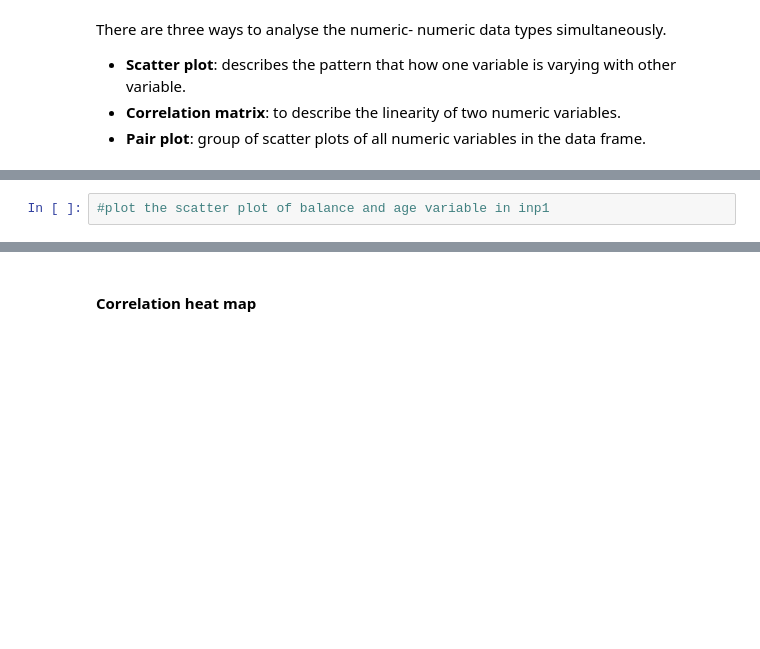
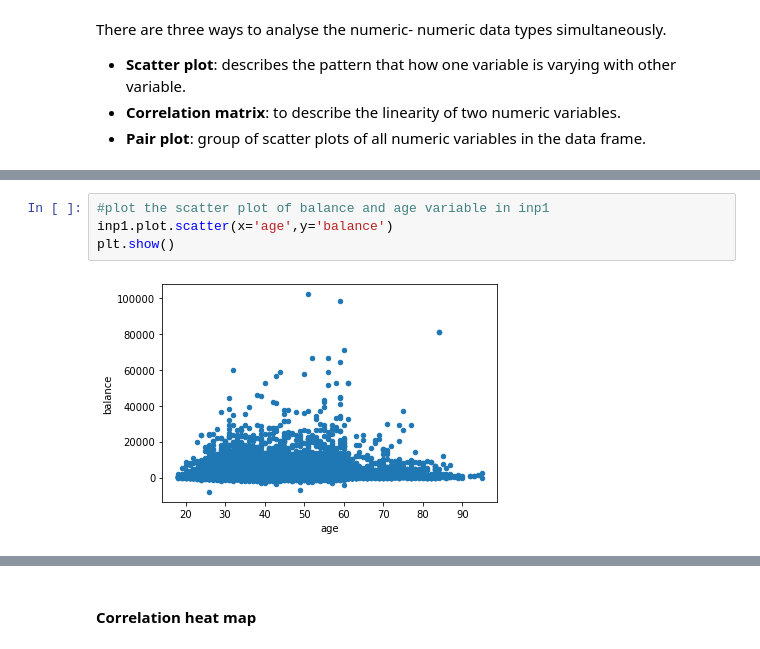
Before and after one commit to ds-souvik/Machine-Learning-Basic-Intermediate-Expert., a Jupyter notebook: 5 Exploratory Data Analysis/Bank+Marketing+Campaign_EDA-blank+notebook.ipynb, the cells around one changed output, grey strips where cells are left out. Cells and saved outputs as stored; diff of their text form; blank space fills up the shorter version.

```diff
--- a/5 Exploratory Data Analysis/Bank+Marketing+Campaign_EDA-blank+notebook.ipynb
+++ b/5 Exploratory Data Analysis/Bank+Marketing+Campaign_EDA-blank+notebook.ipynb
@@ -699,4 +703,8 @@ There are three ways to analyse the numeric- numeric data types simultaneously.
 # %%
 #plot the scatter plot of balance and age variable in inp1
+inp1.plot.scatter(x='age',y='balance')
+plt.show()
+# %% [output]
+[figure, added]
 # %%
 #plot the pair plot of salary, balance and age in inp1 dataframe.
```
Also changed, not shown: parts of 48 cells of this notebook.
